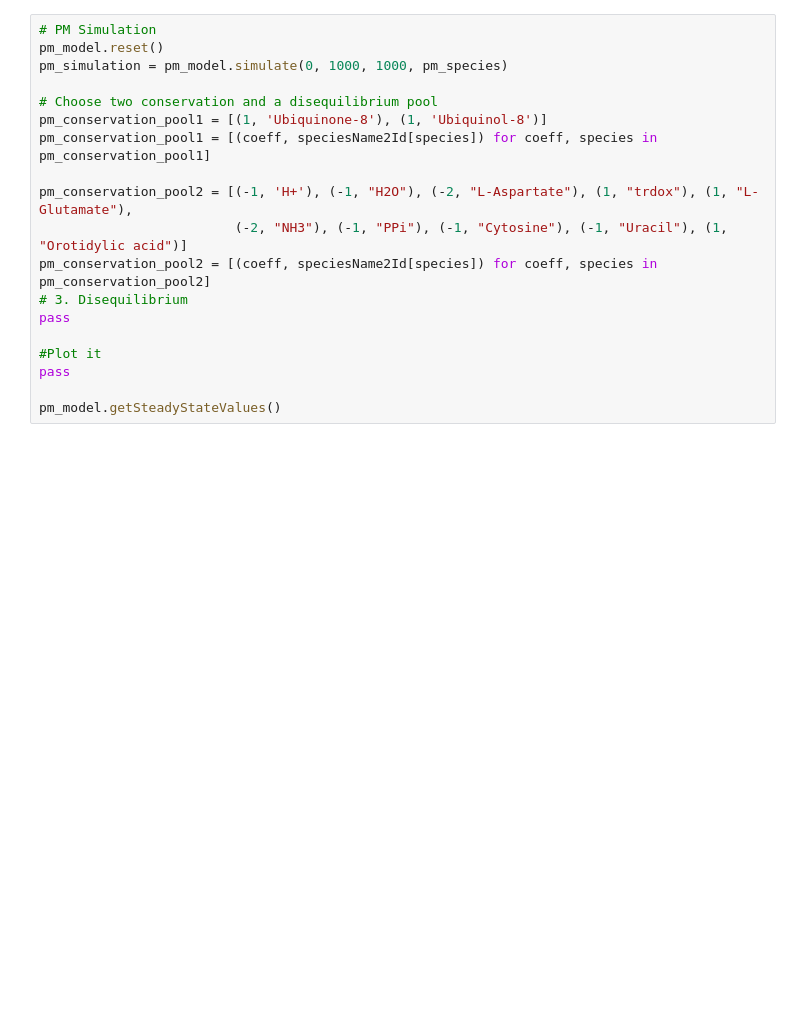
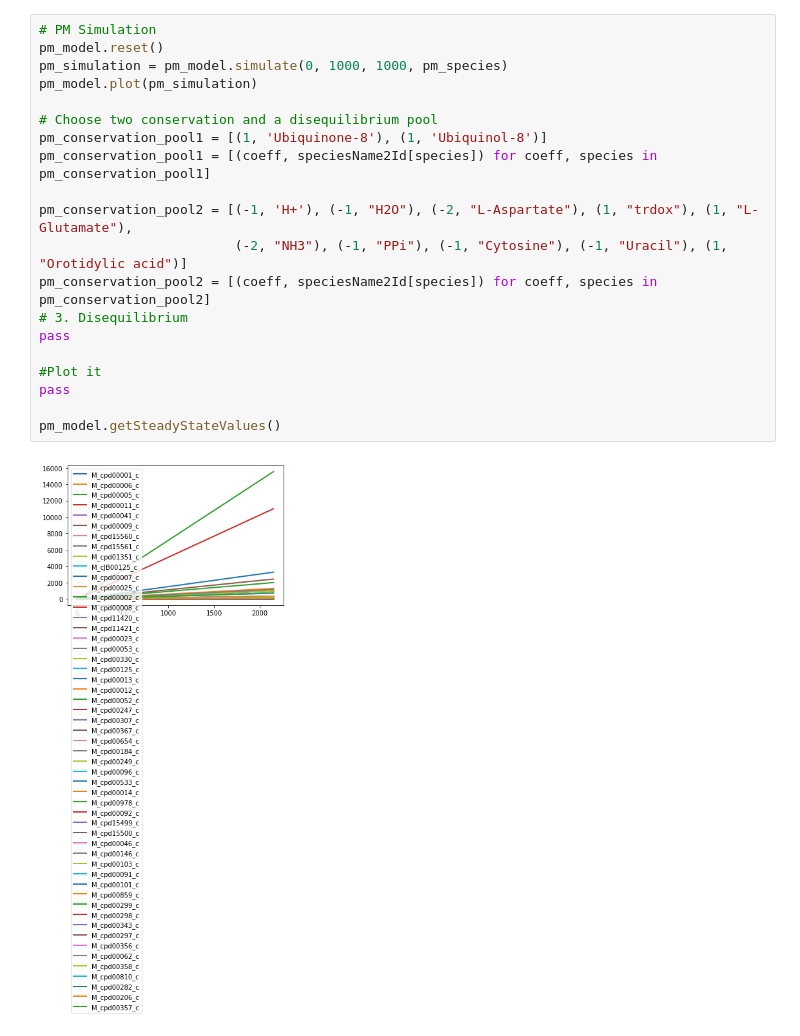
Before and after one commit to jmueller95/SystemsBiology2019, a Jupyter notebook: simulation.ipynb, the cells around one changed output. Drawn from its saved outputs; the diff is of its cells as text; blank space fills up the shorter version.

```diff
--- a/simulation.ipynb
+++ b/simulation.ipynb
@@ -132,19 +145,22 @@ asansm_model.getSteadyStateValues()
 # %%
 # PM Simulation
 pm_model.reset()
 pm_simulation = pm_model.simulate(0, 1000, 1000, pm_species)
+pm_model.plot(pm_simulation)
 
 # Choose two conservation and a disequilibrium pool
 pm_conservation_pool1 = [(1, 'Ubiquinone-8'), (1, 'Ubiquinol-8')]
 pm_conservation_pool1 = [(coeff, speciesName2Id[species]) for coeff, species in pm_conservation_pool1]
 
 pm_conservation_pool2 = [(-1, 'H+'), (-1, "H2O"), (-2, "L-Aspartate"), (1, "trdox"), (1, "L-Glutamate"),
                          (-2, "NH3"), (-1, "PPi"), (-1, "Cytosine"), (-1, "Uracil"), (1, "Orotidylic acid")]
 pm_conservation_pool2 = [(coeff, speciesName2Id[species]) for coeff, species in pm_conservation_pool2]
 # 3. Disequilibrium
 pass
 
 #Plot it
 pass
 
 pm_model.getSteadyStateValues()
+# %% [output]
+[figure, added]
```
Also changed, not shown: parts of 6 cells of this notebook, 13 other files.
